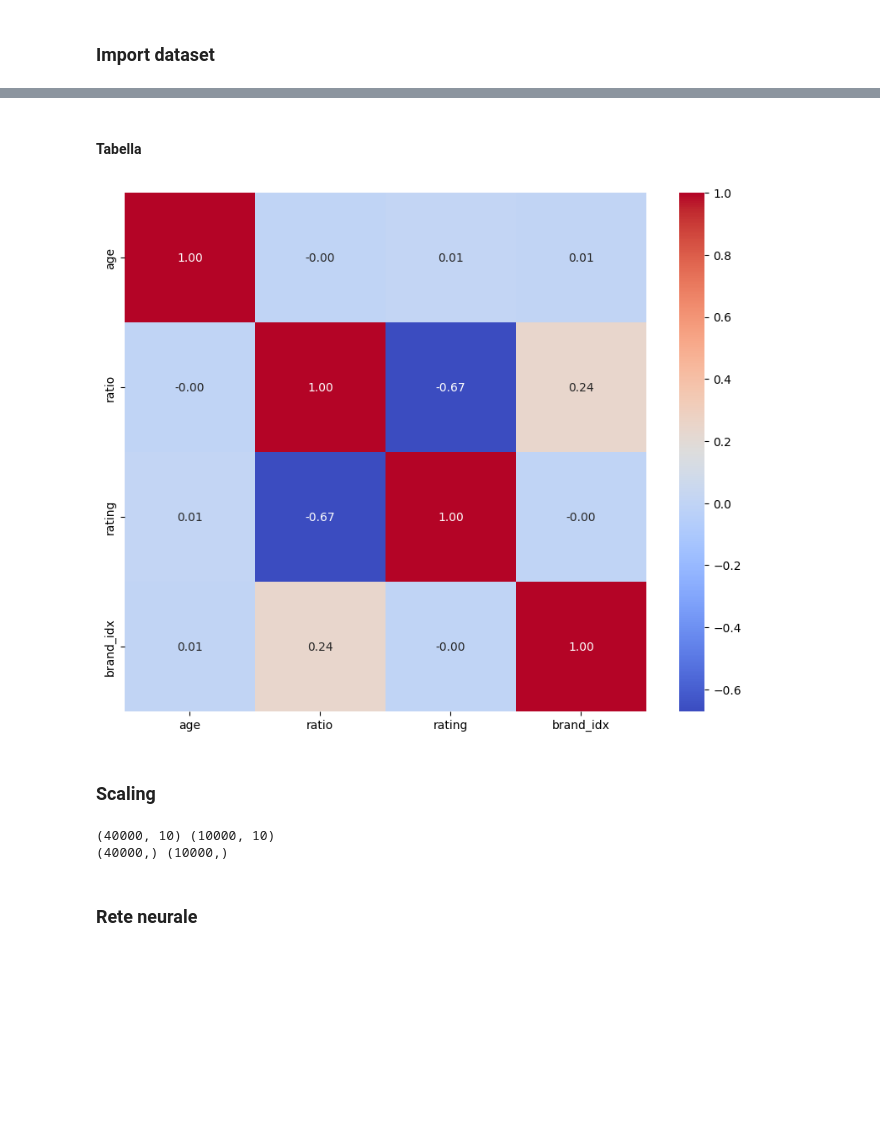
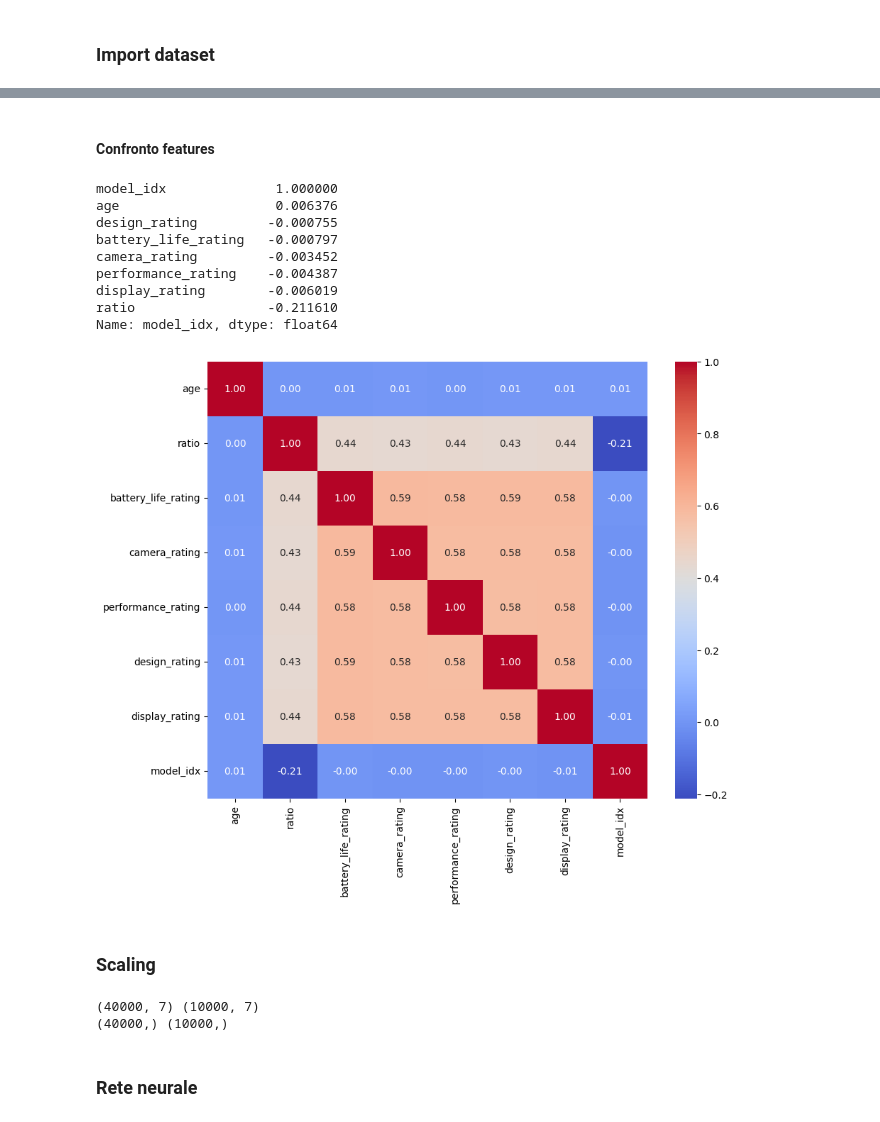
Before and after one commit to JulianCummaudo/ML_MobileReviewsAnalysis, a Jupyter notebook: multiClass.ipynb, the cells around one changed output, grey strips where cells are left out. Saved outputs shown, nothing was run; the diff lists cells and outputs as text; code cells hidden in the pictures; blank space fills up the shorter version.

```diff
--- a/multiClass.ipynb
+++ b/multiClass.ipynb
@@ -27,16 +26,19 @@ In più proviamo anche a creare una features di rapporto prezzo-qualità, la qua
 # %%
-df["ratio"] = df['price_usd'] / df['rating']
-features = ["country", "age",  "ratio", "rating"]
-colonne_da_tenere = features + ["brand"]
+max_prise = df['price_usd'].max()
+df["ratio"] = (df['rating']/df['price_usd']) * (max_prise / 5)
+
+features = ["age", "ratio", "battery_life_rating", "camera_rating", "performance_rating", "design_rating", "display_rating"]
+colonne_da_tenere = features + ["model"]
 df_clean = df[colonne_da_tenere].copy()
 
-class_model = df_clean['brand'].unique()
+class_model = df_clean['model'].unique()
 
 mapping = {modello: idx for idx, modello in enumerate(class_model)}
-df_clean['brand_idx'] = df_clean['brand'].map(mapping)
-df_clean = df_clean.drop('brand', axis=1)
+df_clean['model_idx'] = df_clean['model'].map(mapping)
+df_clean = df_clean.drop('model', axis=1)
 
-df_clean.info()
+print(df_clean.info())
+df_clean.head()
 # %% [output]
 <class 'pandas.core.frame.DataFrame'>
 RangeIndex: 50000 entries, 0 to 49999
@@ -53,29 +65,39 @@ memory usage: 1.9+ MB
 # %% [markdown]
-#### Tabella
+#### Confronto features
 # %%
 corr_matrix = df_clean.corr(numeric_only=True)
+
+corr_with_target = corr_matrix["model_idx"].sort_values(ascending=False)
+print(corr_with_target)
+
+
 plt.figure(figsize=(10, 8))
 sns.heatmap(corr_matrix, annot=True, cmap="coolwarm", fmt=".2f")
 plt.show()
 # %% [output]
+model_idx              1.000000
+age                    0.006376
+design_rating         -0.000755
+battery_life_rating   -0.000797
+camera_rating         -0.003452
+performance_rating    -0.004387
+display_rating        -0.006019
+ratio                 -0.211610
+Name: model_idx, dtype: float64
-[figure, old version]
+[figure, new version]
 # %% [markdown]
 ### Scaling
 # %%
 X = df_clean[features]
-y = df_clean['brand_idx']
+y = df_clean['model_idx']
 
-pipeline = ColumnTransformer([
-    ("num", StandardScaler(), features[1:]),
-    ("cat", OneHotEncoder(drop = "first"), features[:1]),
-])
-X = pipeline.fit_transform(X)
+X = StandardScaler().fit_transform(X)
 
 X_train, X_test, y_train, y_test = train_test_split(X, y, test_size=0.2, random_state=42)
 print(X_train.shape, X_test.shape)
 print(y_train.shape, y_test.shape)
 # %% [output]
-(40000, 10) (10000, 10)
+(40000, 7) (10000, 7)
 (40000,) (10000,)
 # %% [markdown]
 ### Rete neurale
```
Also changed, not shown: parts of 24 cells of this notebook.
